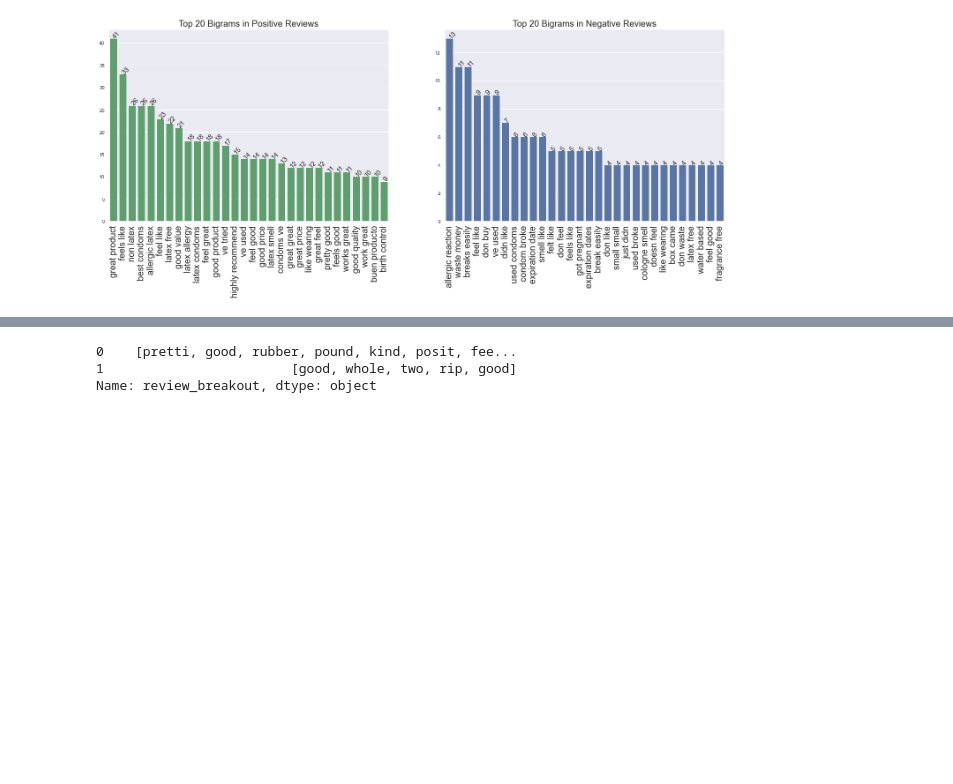
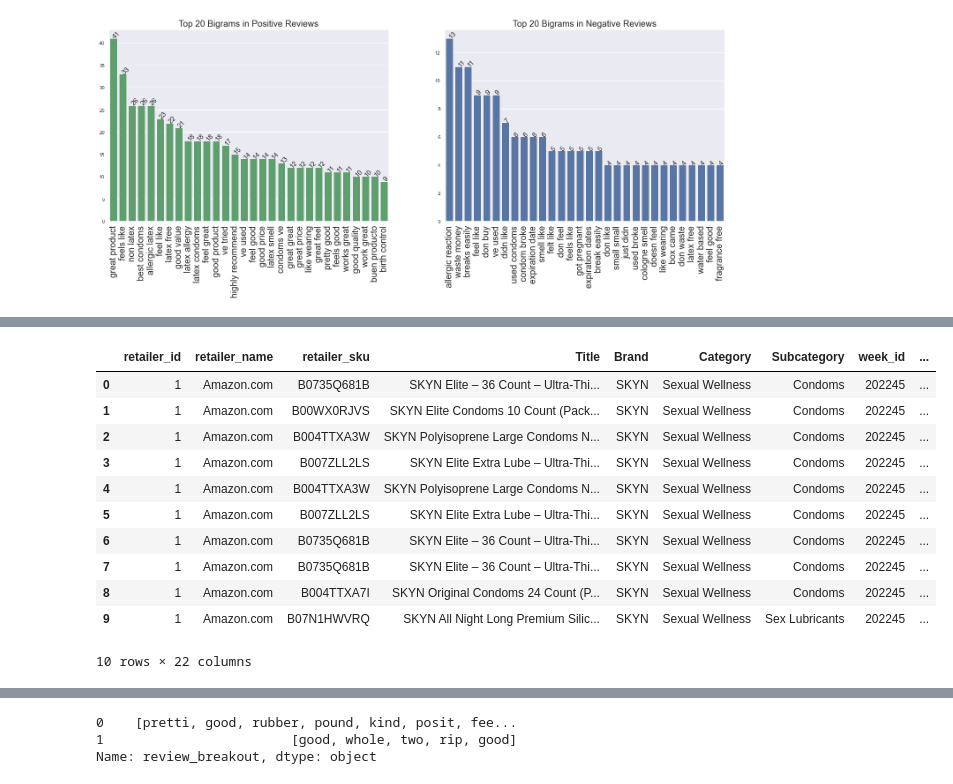
Before and after one commit to krc31182/Amazon-Reviews, a Jupyter notebook: Amazon_Reviews.ipynb, the cells around one changed output, grey strips where cells are left out. Drawn from its saved outputs; the diff is of its cells as text; code cells hidden in the pictures; blank space fills up the shorter version.

Commit message:
adding masked retail sales

```diff
--- a/Amazon_Reviews.ipynb
+++ b/Amazon_Reviews.ipynb
@@ -349,6 +389,21 @@ cleaned_text_data=data_preprocessing(df['combined_text'])
 # create two  new columns one for review_breakout , one for review length
 df['review_breakout']=cleaned_text_data
 df['review_length']=[len(x) for x in df['review_breakout']]
+# %%
+df.head(10)
+# %% [output]
+|  | retailer_id | retailer_name | retailer_sku | Title | Brand | Category | Subcategory | week_id | ... |
+| 0 | 1 | Amazon.com | B0735Q681B | SKYN Elite – 36 Count – Ultra-Thi... | SKYN | Sexual Wellness | Condoms | 202245 | ... |
+| 1 | 1 | Amazon.com | B00WX0RJVS | SKYN Elite Condoms 10 Count (Pack... | SKYN | Sexual Wellness | Condoms | 202245 | ... |
+| 2 | 1 | Amazon.com | B004TTXA3W | SKYN Polyisoprene Large Condoms N... | SKYN | Sexual Wellness | Condoms | 202245 | ... |
+| 3 | 1 | Amazon.com | B007ZLL2LS | SKYN Elite Extra Lube – Ultra-Thi... | SKYN | Sexual Wellness | Condoms | 202245 | ... |
+| 4 | 1 | Amazon.com | B004TTXA3W | SKYN Polyisoprene Large Condoms N... | SKYN | Sexual Wellness | Condoms | 202245 | ... |
+| 5 | 1 | Amazon.com | B007ZLL2LS | SKYN Elite Extra Lube – Ultra-Thi... | SKYN | Sexual Wellness | Condoms | 202245 | ... |
+| 6 | 1 | Amazon.com | B0735Q681B | SKYN Elite – 36 Count – Ultra-Thi... | SKYN | Sexual Wellness | Condoms | 202245 | ... |
+| 7 | 1 | Amazon.com | B0735Q681B | SKYN Elite – 36 Count – Ultra-Thi... | SKYN | Sexual Wellness | Condoms | 202245 | ... |
+| 8 | 1 | Amazon.com | B004TTXA7I | SKYN Original Condoms 24 Count (P... | SKYN | Sexual Wellness | Condoms | 202245 | ... |
+| 9 | 1 | Amazon.com | B07N1HWVRQ | SKYN All Night Long Premium Silic... | SKYN | Sexual Wellness | Sex Lubricants | 202245 | ... |
+10 rows × 22 columns
 # %%
 # obtian the bad reviews and good reviews data and w
 badreviews =df[df.review_stars<=3.0]['review_breakout']
```
Also changed, not shown: parts of 8 cells of this notebook, 7 other files.
